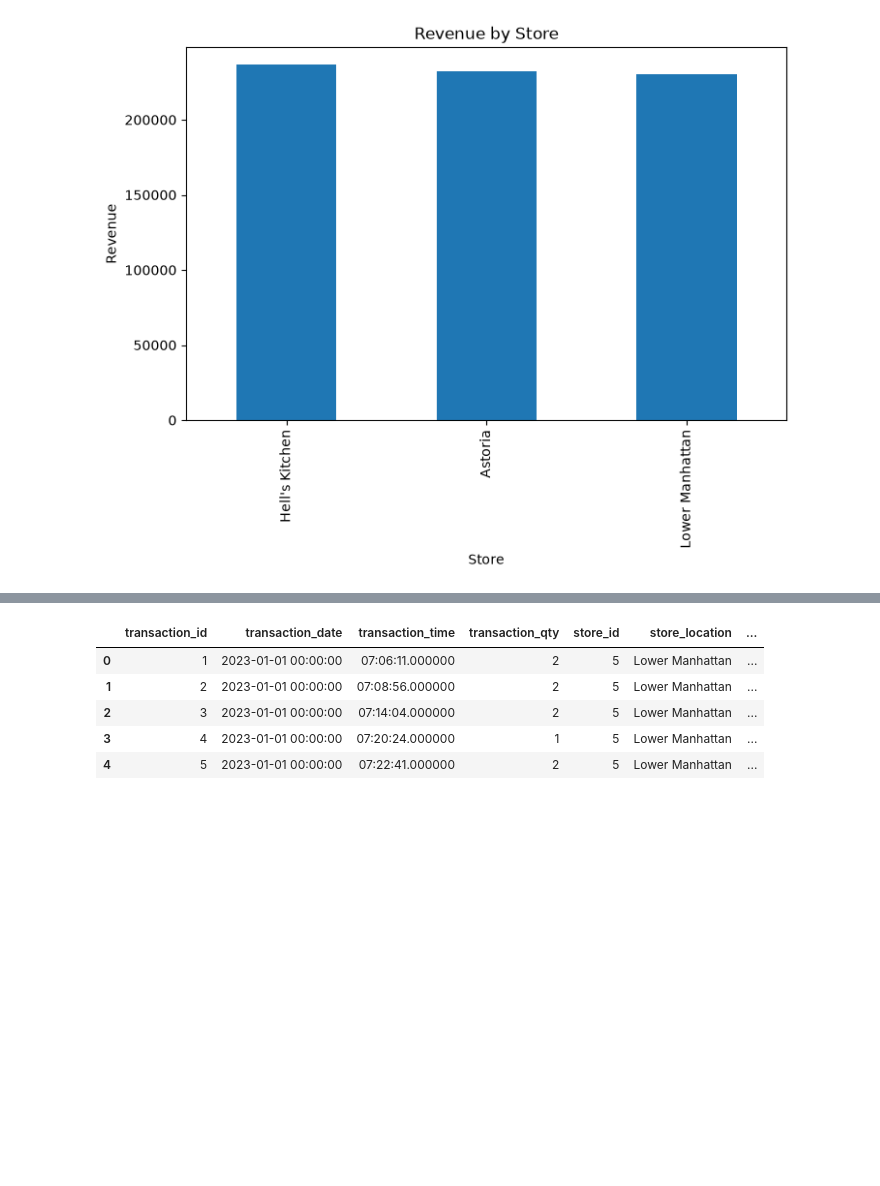
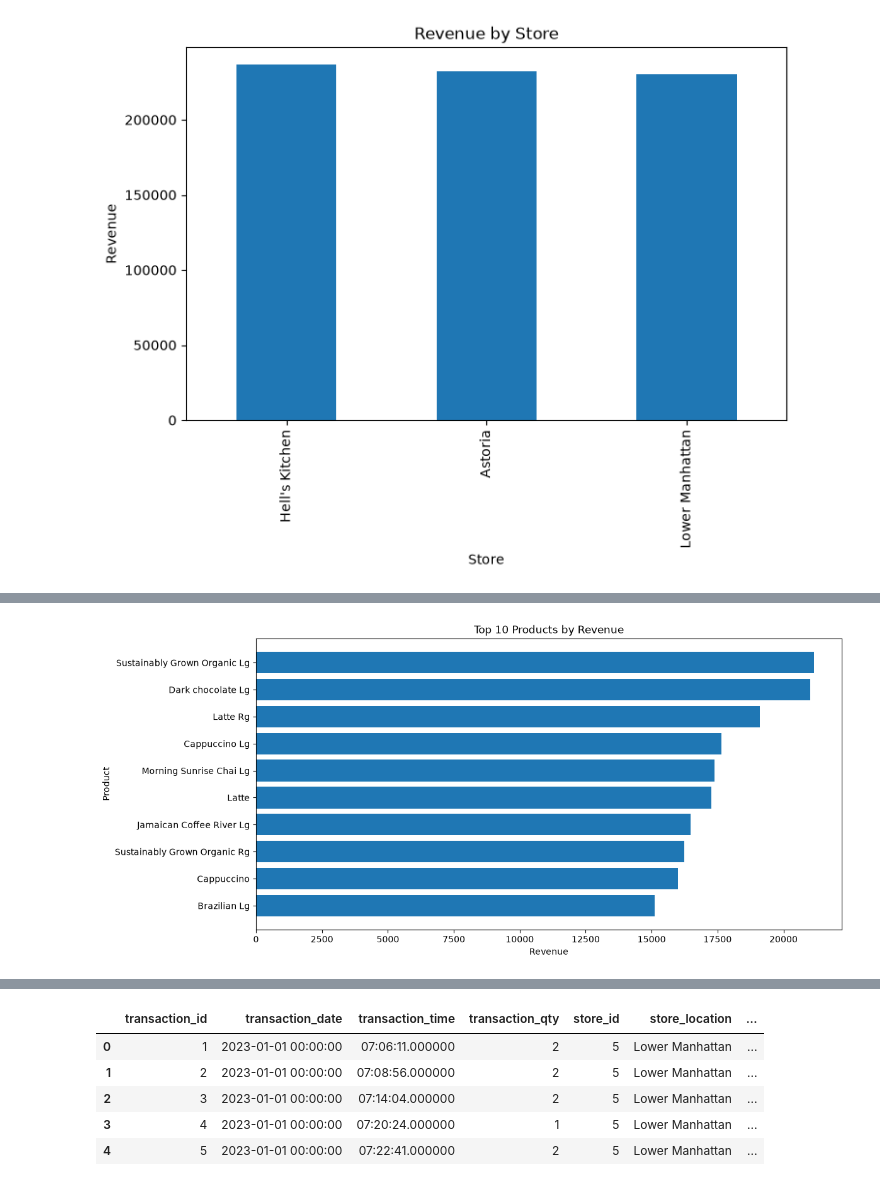
Before and after one commit to ayzezzz/coffee-shop-business-analytics, a Jupyter notebook: notebooks/coffee_shop_analysis.ipynb, the cells around one changed output, grey strips where cells are left out. Saved outputs shown, nothing was run; the diff lists cells and outputs as text; code cells hidden in the pictures; blank space fills up the shorter version.

```diff
--- a/notebooks/coffee_shop_analysis.ipynb
+++ b/notebooks/coffee_shop_analysis.ipynb
@@ -212,0 +277,9 @@ plt.show()
+# %%
+top_products = (
+    df.groupby("product_detail", as_index=False)["revenue"]
+      .sum()
+      .sort_values(by="revenue", ascending=False)
+      .head(10)
+)
+
+top_products
@@ -212,0 +298,17 @@ plt.show()
+# %%
+plt.figure(figsize=(12,6))
+
+plt.barh(
+    top_products["product_detail"],
+    top_products["revenue"]
+)
+
+plt.title("Top 10 Products by Revenue")
+plt.xlabel("Revenue")
+plt.ylabel("Product")
+
+plt.gca().invert_yaxis()
+
+plt.show()
+# %% [output]
+[figure, added]
```
Also changed, not shown: parts of 34 cells of this notebook, 7 other files.
